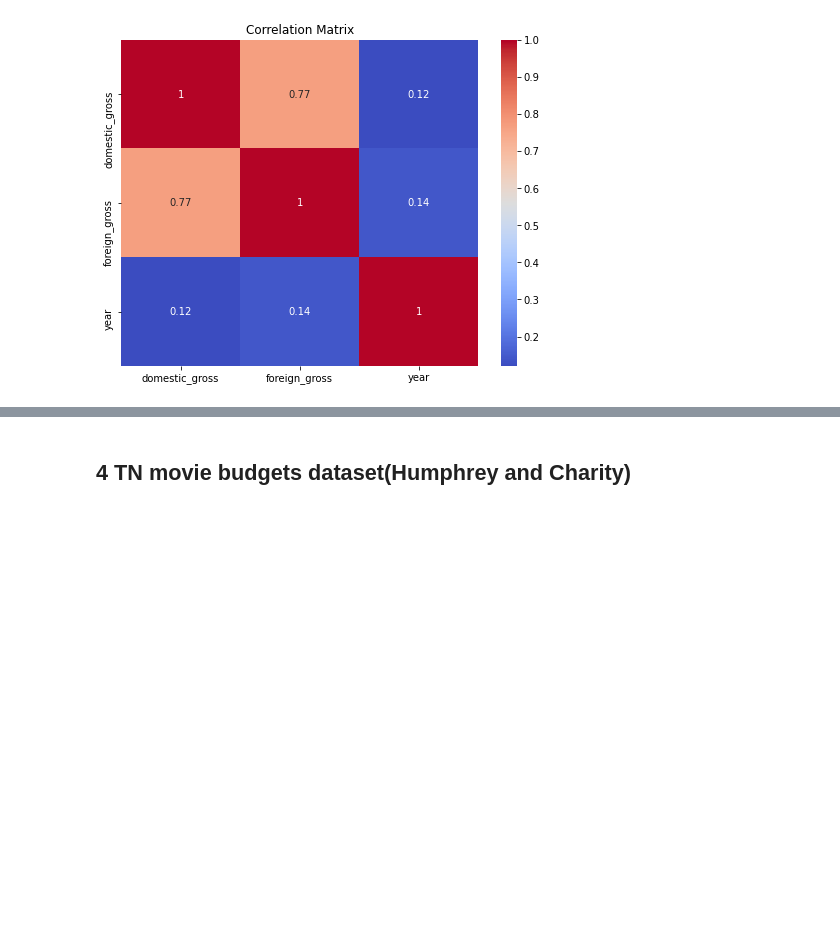
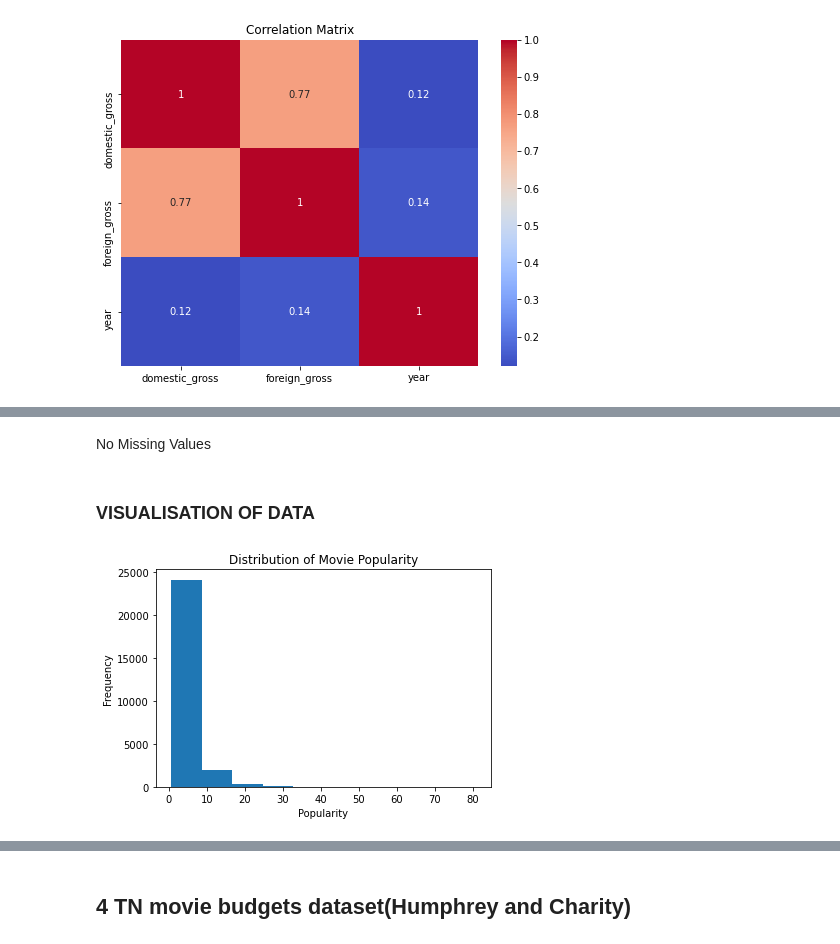
Before and after one commit to Thazes/Dsf-pt09-grp2, a Jupyter notebook: phase_2_group_2.ipynb, the cells around one changed output, grey strips where cells are left out. Drawn from its saved outputs; the diff is of its cells as text; code cells hidden in the pictures; blank space fills up the shorter version.

```diff
--- a/phase_2_group_2.ipynb
+++ b/phase_2_group_2.ipynb
@@ -166,0 +180,4 @@ plt.show()
+# %%
+
+#Load dataset
+df = pd.read_csv("tmdb_movies.csv")
@@ -166,0 +299,19 @@ plt.show()
+# %% [markdown]
+No Missing Values
+# %% [markdown]
+### VISUALISATION OF DATA
+# %%
+#POPULARITY DISTRIBUTION
+#Histogram of distribution of movie popularity
+import matplotlib.pyplot as plt
+
+# Convert 'popularity' to numeric value
+df['popularity'] = pd.to_numeric(df['popularity'])
+
+plt.hist(df['popularity'], bins=10)
+plt.xlabel('Popularity')
+plt.ylabel('Frequency')
+plt.title('Distribution of Movie Popularity')
+plt.show()
+# %% [output]
+[figure, added]
```
Also changed, not shown: parts of 33 cells of this notebook.
